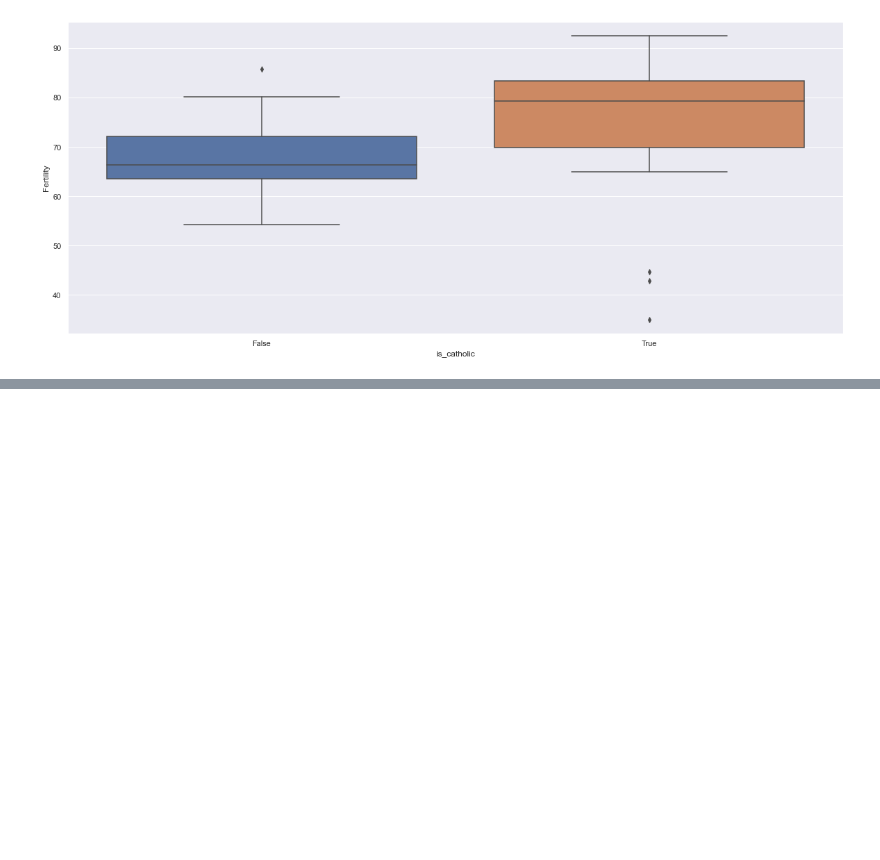
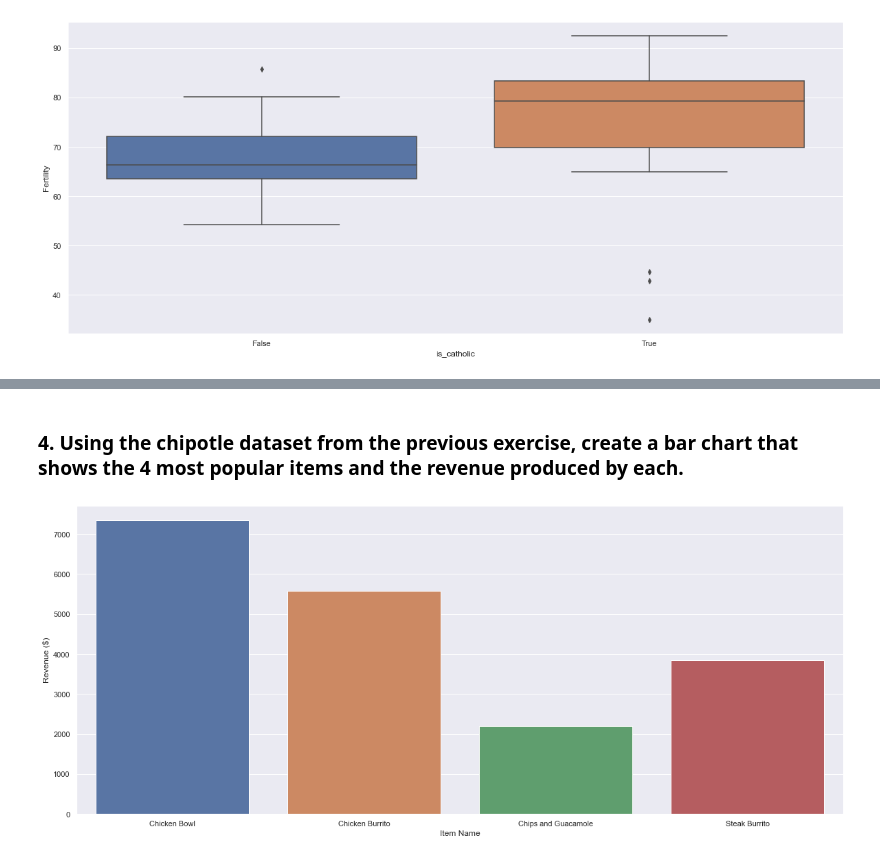
Before and after one commit to CharlesAtchison/numpy-pandas-visualization-exercises, a Jupyter notebook: seaborn_exercises.ipynb, the cells around one changed output, grey strips where cells are left out. Drawn from its saved outputs; the diff is of its cells as text; code cells hidden in the pictures; blank space fills up the shorter version.

Commit message:
Progress on Seaborn Exercises and data visualization.

```diff
--- a/seaborn_exercises.ipynb
+++ b/seaborn_exercises.ipynb
@@ -158,0 +154,43 @@ sns.boxplot(data=cs, x='is_catholic', y='Fertility')
+# %% [markdown]
+### 4. Using the chipotle dataset from the previous exercise, create a bar chart that shows the 4 most popular items and the revenue produced by each.
+# %%
+from env import user, password, host
+
+def get_db_url(username: str, hostname: str , password: str, database_name: str):
+    '''
+    Takes username, hostname, password and database_name and
+    returns a connection string
+    '''
+    connection = f'mysql+pymysql://{username}:{password}@{hostname}/{database_name}'
+
+    return connection
+
+conn = get_db_url(username=user, password=password, hostname=host, database_name='chipotle')
+sql = '''
+select *
+from orders'''
+chipotle = pd.read_sql(sql, conn)
+
+# This is to determine the most popular items as it will be determined by their fequency
+popular_items = pd.DataFrame(chipotle.item_name.value_counts().head(n=4)).reset_index()
+
+# Renames the columns to more accurate descriptions
+popular_items.rename(columns={'index':'item_name', 'item_name': 'count'}, inplace=True)
+
+# Formats the item price to a float so mathematical operators can be performed.
+chipotle.item_price.replace('[\$,]', '', regex=True, inplace=True)
+chipotle.item_price = chipotle.item_price.astype(float)
+
+# Creates new DataFrame with only the 4 most popular items in it from original DataFrame
+all_popular_items = chipotle[chipotle.item_name.isin(popular_items.item_name)]
+
+# Groups all popular items together and then calculates the aggregate sum of all those amounts
+item_total = all_popular_items.groupby('item_name').item_price.agg(['sum']).reset_index()
+
+#Plots the barcharts by item name and their respective sum, and labels the charts.
+sns.barplot(x='item_name', y='sum', data=item_total)
+plt.xlabel('Item Name')
+plt.ylabel('Revenue ($)')
+plt.show()
+# %% [output]
+[figure, added]
```
Also changed, not shown: parts of 6 cells of this notebook, 1 other file.
